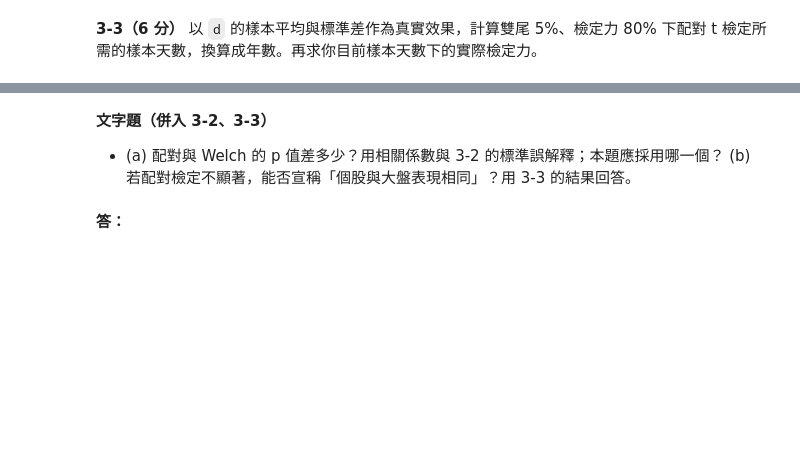
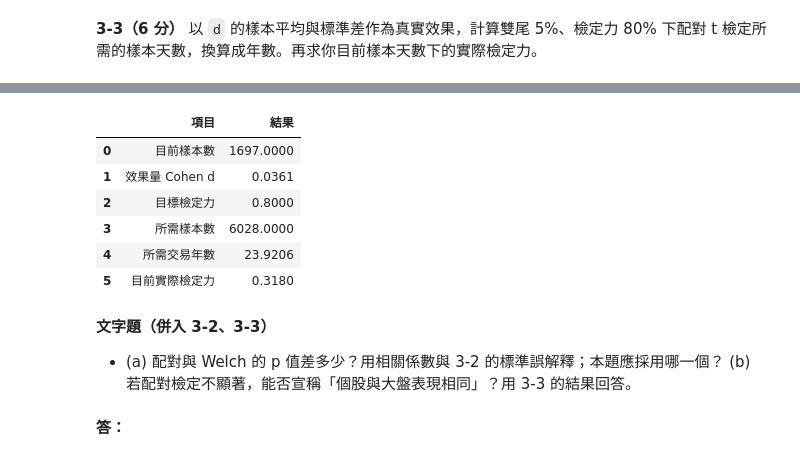
Before and after one commit to sin112792/hw, a Jupyter notebook: 作業一.ipynb, the cells around one changed output, grey strips where cells are left out. Cells and saved outputs as stored; diff of their text form; code cells hidden in the pictures; blank space fills up the shorter version.

```diff
--- a/作業一.ipynb
+++ b/作業一.ipynb
@@ -646,4 +803,89 @@ display(
 # %% [markdown]
 **3-3（6 分）** 以 `d` 的樣本平均與標準差作為真實效果，計算雙尾 5%、檢定力 80% 下配對 t 檢定所需的樣本天數，換算成年數。再求你目前樣本天數下的實際檢定力。
 # %%
-# 作答
+
+# 第三題 3-3：樣本數與檢定力分析
+# 第9組：長榮（2603.TW）
+
+import numpy as np
+import pandas as pd
+from statsmodels.stats.power import TTestPower
+
+# 1. 取得長榮與大盤共同交易日的超額報酬
+data = pd.concat([r, m], axis=1).dropna()
+data.columns = ['長榮', '大盤']
+
+d = data['長榮'] - data['大盤']
+
+# 2. 使用 d 的樣本平均與標準差作為真實效果
+n_current = len(d)
+mean_d = d.mean()
+std_d = d.std(ddof=1)
+
+# 效果量 Cohen's d
+effect_size = abs(mean_d / std_d)
+
+# 3. 設定顯著水準與目標檢定力
+alpha = 0.05
+target_power = 0.80
+
+power_analysis = TTestPower()
+
+# 4. 計算達到80%檢定力所需樣本數
+if effect_size > 0:
+    n_required = power_analysis.solve_power(
+        effect_size=effect_size,
+        alpha=alpha,
+        power=target_power,
+        alternative='two-sided'
+    )
+
+    # 樣本數必須向上取整
+    n_required = int(np.ceil(n_required))
+
+    # 5. 計算目前樣本數下的實際檢定力
+    current_power = power_analysis.power(
+        effect_size=effect_size,
+        nobs=n_current,
+        alpha=alpha,
+        alternative='two-sided'
+    )
+else:
+    n_required = np.inf
+    current_power = alpha
+
+# 6. 換算交易年數（每年252交易日）
+years_required = n_required / 252
+
+# 7. 顯示結果
+print('第9組：長榮相對大盤超額報酬之檢定力分析')
+print(f'目前樣本數：{n_current}')
+print(f'平均超額報酬率：{mean_d*100:.6f}%')
+print(f'超額報酬標準差：{std_d*100:.6f}%')
+print(f'效果量 Cohen d：{effect_size:.6f}')
+print(f'所需樣本數：{n_required}')
+print(f'約需交易年數：{years_required:.2f} 年')
+print(f'目前樣本數的檢定力：{current_power*100:.2f}%')
+
+# 8. 整理成比較表
+結果表 = pd.DataFrame({
+    '項目': [
+        '目前樣本數',
+        '效果量 Cohen d',
+        '目標檢定力',
+        '所需樣本數',
+        '所需交易年數',
+        '目前實際檢定力'
+    ],
+    '結果': [
+        n_current,
+        effect_size,
+        target_power,
+        n_required,
+        years_required,
+        current_power
+    ]
+})
+
+display(結果表.round(4))
+# %% [output]
@@ -650,3 +900,10 @@ display(
+|  | 項目 | 結果 |
+| 0 | 目前樣本數 | 1697.0000 |
+| 1 | 效果量 Cohen d | 0.0361 |
+| 2 | 目標檢定力 | 0.8000 |
+| 3 | 所需樣本數 | 6028.0000 |
+| 4 | 所需交易年數 | 23.9206 |
+| 5 | 目前實際檢定力 | 0.3180 |
 # %% [markdown]
 **文字題（併入 3-2、3-3）**
 
```
Also changed, not shown: parts of 8 cells of this notebook.
